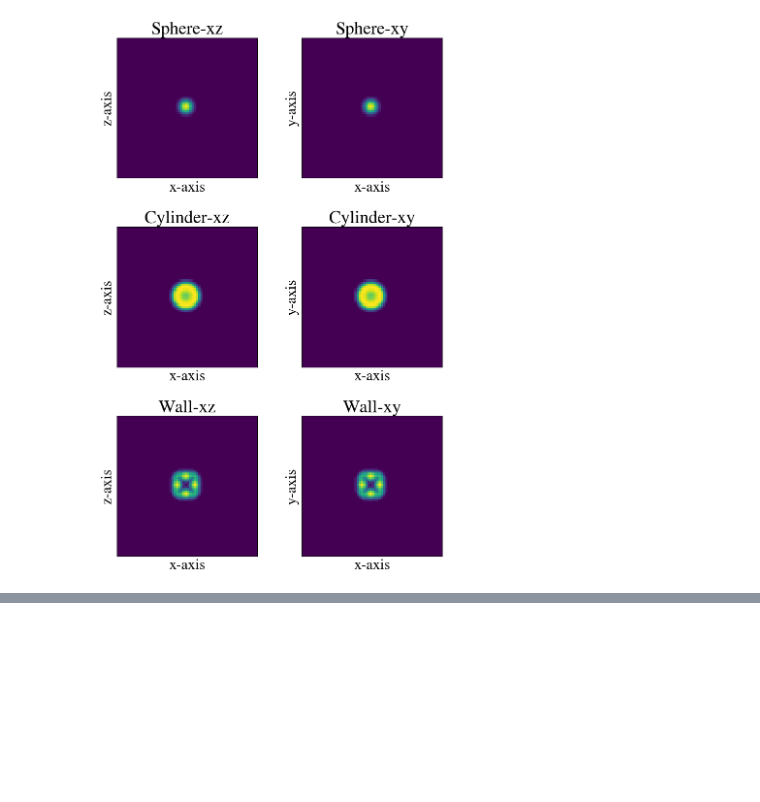
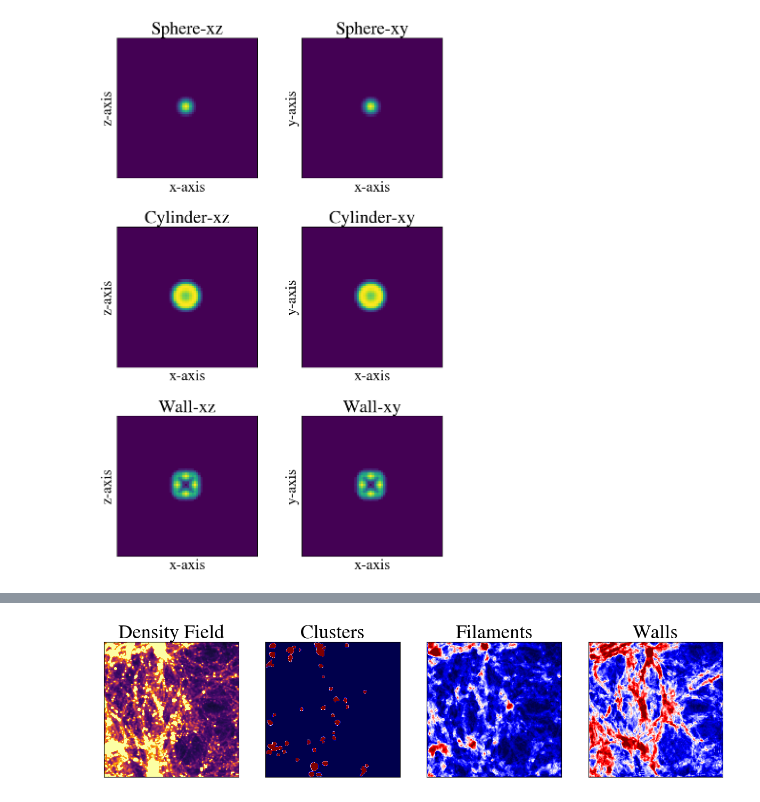
Before and after one commit to James11222/CosmoMMF, a Jupyter notebook: notebooks/Testing.ipynb, the cells around one changed output, grey strips where cells are left out. Saved outputs shown, nothing was run; the diff lists cells and outputs as text; code cells hidden in the pictures; blank space fills up the shorter version.

```diff
--- a/notebooks/Testing.ipynb
+++ b/notebooks/Testing.ipynb
@@ -204,0 +246,9 @@ plot_fields(max_sigs_sphere_RR[:,:,:,1], max_sigs_sphere_RR[:,:,:,2], max_sigs_s
+# %%
+
+DM_particle_mass = 0.0047271638660809
+N_DM = 15625000000
+N_cells = 1024^3
+
+mass_of_average_cell = DM_particle_mass * N_DM / N_cells
+
+mass_of_average_cell * 100
@@ -216,0 +353,21 @@ plot_fields(max_sigs_wall_RR[:,:,:,1], max_sigs_wall_RR[:,:,:,2], max_sigs_wall_
+# %%
+f, axes = plt.subplots(1,4, sharey=true,figsize=(15,4))
+max_val = 5
+cmap_="seismic"
+axes[1].imshow(sum(small_density, dims=3)[:,:,1], vmin=0.001, vmax=100.0,cmap="inferno")
+axes[1].set_title("Density Field")
+axes[2].imshow(sum(clusbool, dims = 3)[:,:,1],cmap=cmap_, vmin=0, vmax=1)
+axes[2].set_title("Clusters")
+axes[3].imshow(sum(filbool, dims = 3)[:,:,1],cmap=cmap_, vmin=0, vmax=50)
+axes[3].set_title("Filaments")
+axes[4].imshow(sum(wallbool, dims = 3)[:,:,1],cmap=cmap_, vmin=0, vmax=50)
+axes[4].set_title("Walls")
+
+for ax in axes
+    ax.set_xticks([])
+    ax.set_yticks([])
+    ax.set_xticklabels([])
+    ax.set_yticklabels([])
+end
+# %% [output]
+[figure, added]
```
Also changed, not shown: parts of 19 cells of this notebook, 12 other files.
